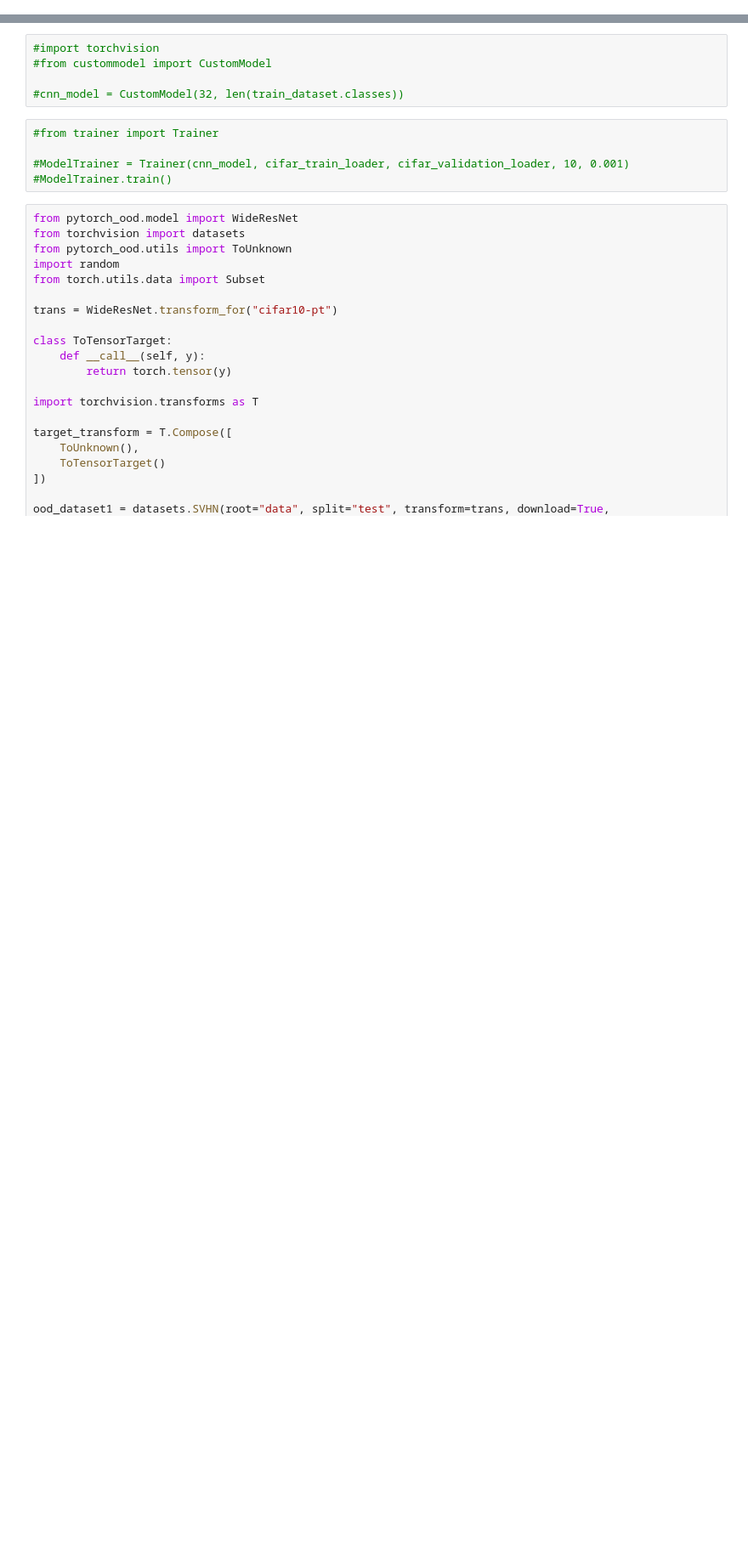
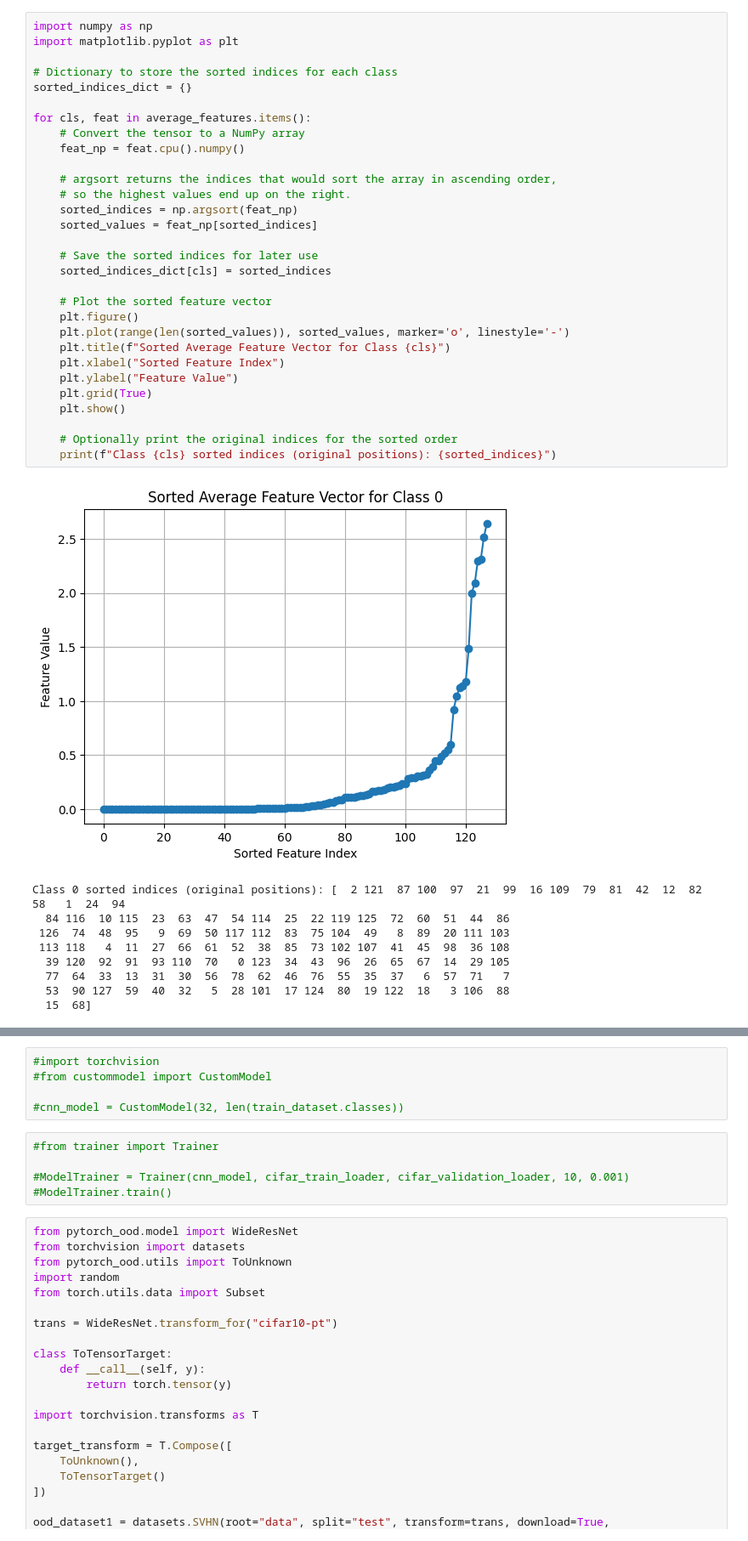
Before and after one commit to HAVIGILI/Anomaly_understanding, a Jupyter notebook: Notebook.ipynb, the cells around one changed output, grey strips where cells are left out. Shown at 85% size. Saved outputs shown, nothing was run; the diff lists cells and outputs as text; blank space fills up the shorter version.

```diff
--- a/Notebook.ipynb
+++ b/Notebook.ipynb
@@ -31,0 +111,40 @@ cifar_validation_loader = DataLoader(validation_dataset, batch_size=32, shuffle=
+# %%
+import numpy as np
+import matplotlib.pyplot as plt
+
+# Dictionary to store the sorted indices for each class
+sorted_indices_dict = {}
+
+for cls, feat in average_features.items():
+    # Convert the tensor to a NumPy array
+    feat_np = feat.cpu().numpy()
+
+    # argsort returns the indices that would sort the array in ascending order,
+    # so the highest values end up on the right.
+    sorted_indices = np.argsort(feat_np)
+    sorted_values = feat_np[sorted_indices]
+
+    # Save the sorted indices for later use
+    sorted_indices_dict[cls] = sorted_indices
+
+    # Plot the sorted feature vector
+    plt.figure()
+    plt.plot(range(len(sorted_values)), sorted_values, marker='o', linestyle='-')
+    plt.title(f"Sorted Average Feature Vector for Class {cls}")
+    plt.xlabel("Sorted Feature Index")
+    plt.ylabel("Feature Value")
+    plt.grid(True)
+    plt.show()
+
+    # Optionally print the original indices for the sorted order
+    print(f"Class {cls} sorted indices (original positions): {sorted_indices}")
+# %% [output]
+[figure, added]
+Class 0 sorted indices (original positions): [  2 121  87 100  97  21  99  16 109  79  81  42  12  82  58   1  24  94
+  84 116  10 115  23  63  47  54 114  25  22 119 125  72  60  51  44  86
+ 126  74  48  95   9  69  50 117 112  83  75 104  49   8  89  20 111 103
+ 113 118   4  11  27  66  61  52  38  85  73 102 107  41  45  98  36 108
+  39 120  92  91  93 110  70   0 123  34  43  96  26  65  67  14  29 105
+  77  64  33  13  31  30  56  78  62  46  76  55  35  37   6  57  71   7
+  53  90 127  59  40  32   5  28 101  17 124  80  19 122  18   3 106  88
+  15  68]
```
Also changed, not shown: parts of 5 cells of this notebook.
